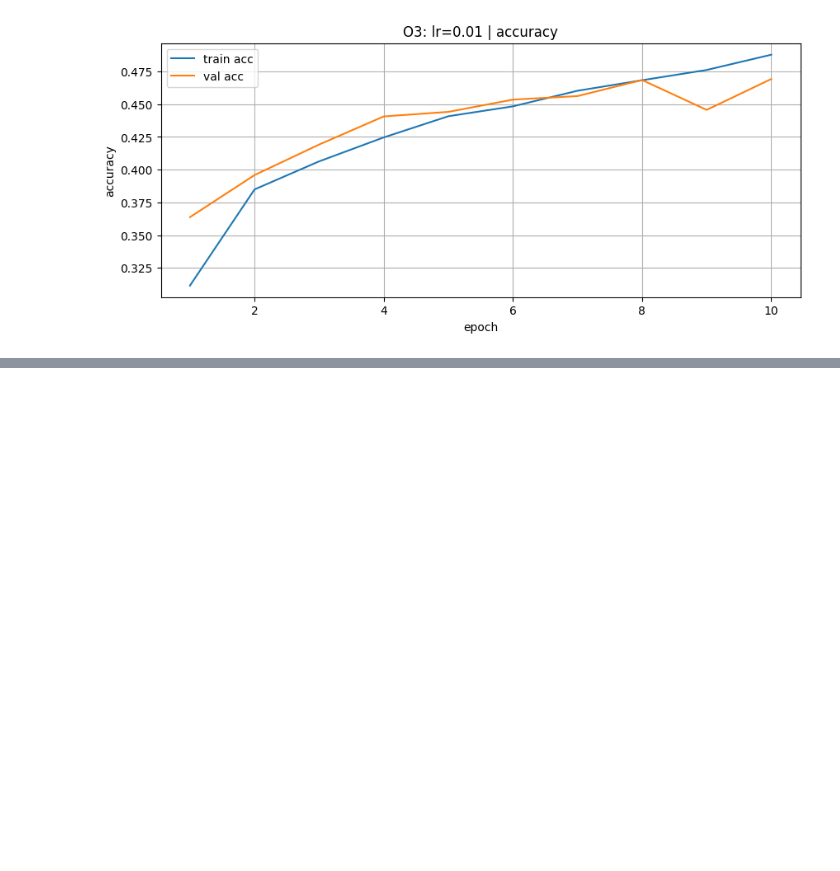
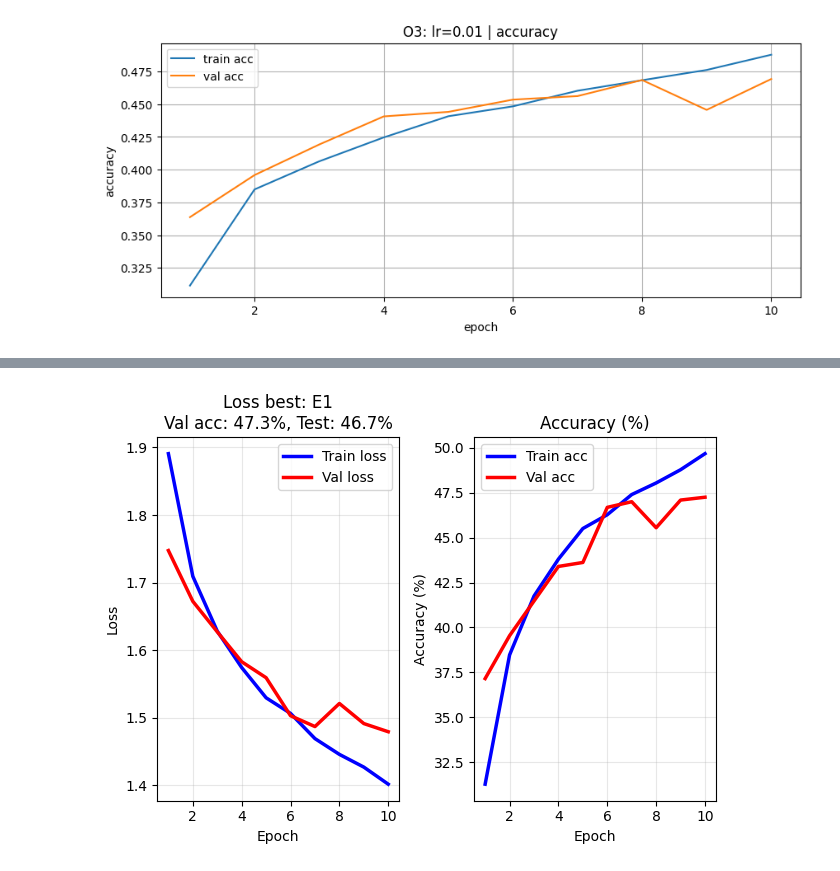
Before and after one commit to reborn-type/aie-gr3-stud-repos, a Jupyter notebook: homeworks/HW08-09/HW08-09.ipynb, the cells around one changed output, grey strips where cells are left out. Saved outputs shown, nothing was run; the diff lists cells and outputs as text; code cells hidden in the pictures; blank space fills up the shorter version.

```diff
--- a/homeworks/HW08-09/HW08-09.ipynb
+++ b/homeworks/HW08-09/HW08-09.ipynb
@@ -138,9 +138,9 @@ class MLP(nn.Module):
 
         for h in hidden_dims:
             layers.append(nn.Linear(prev, h))
-            layers.append(nn.ReLU())
             if use_batchnorm:
-                layers.append(act_layer())
+                layers.append(nn.BatchNorm1d(h))
+            layers.append(act_layer())
             if dropout_p > 0:
                 layers.append(nn.Dropout(p=dropout_p))
             prev = h
@@ -520,3 +545,32 @@ plt.tight_layout()
 
 plt.savefig("./artifacts/figures/curves_lr_extremes.png")
 plt.close()
+# %%
+best_val_exp = results_df.loc[results_df['best_val_accuracy'].idxmax()]
+
+best_history = histories[best_val_exp['experiment_id']]
+
+plt.subplot(1, 2, 1)
+epochs = range(1, len(best_history["train_loss"]) + 1)
+plt.plot(epochs, best_history["train_loss"], 'b-', linewidth=2.5, label='Train loss')
+plt.plot(epochs, best_history["val_loss"], 'r-', linewidth=2.5, label='Val loss')
+plt.title(f'Loss best: {best_val_exp["experiment_id"]}\nVal acc: {best_val_exp["best_val_accuracy"]:.1%}, Test: {best_val_exp["test_accuracy"]:.1%}')
+plt.xlabel('Epoch')
+plt.ylabel('Loss')
+plt.legend()
+plt.grid(True, alpha=0.3)
+
+plt.subplot(1, 2, 2)
+plt.plot(epochs, [acc*100 for acc in best_history["train_acc"]], 'b-', linewidth=2.5, label='Train acc')
+plt.plot(epochs, [acc*100 for acc in best_history["val_acc"]], 'r-', linewidth=2.5, label='Val acc')
+plt.title('Accuracy (%)')
+plt.xlabel('Epoch')
+plt.ylabel('Accuracy (%)')
+plt.legend()
+plt.grid(True, alpha=0.3)
+
+plt.tight_layout()
+plt.savefig("artifacts/figures/curves_best.png", dpi=150, bbox_inches='tight')
+plt.show()
+# %% [output]
+[figure, added]
```
Also changed, not shown: parts of 2 cells of this notebook, 2 other files.
